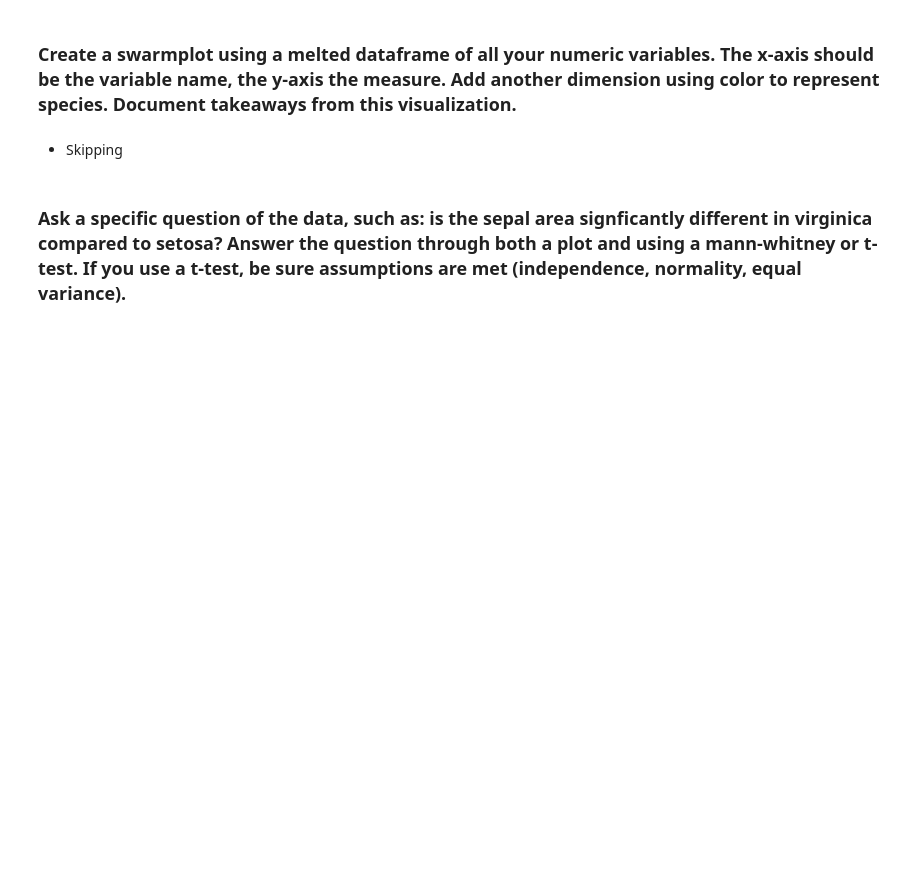
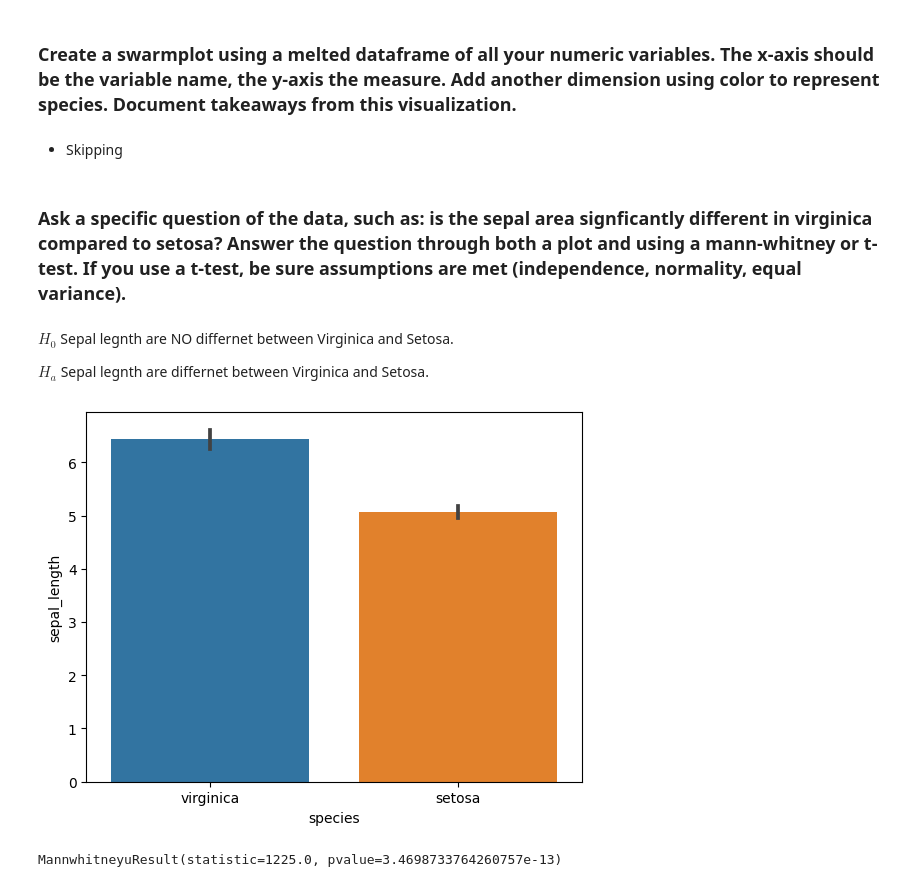
Before and after one commit to eelysee/classification_exercises, a Jupyter notebook: classification_exercises.ipynb, the cells around one changed output. Cells and saved outputs as stored; diff of their text form; code cells hidden in the pictures; blank space fills up the shorter version.

```diff
--- a/classification_exercises.ipynb
+++ b/classification_exercises.ipynb
@@ -721,3 +721,16 @@ plt.show()
 - Skipping
 # %% [markdown]
 ### Ask a specific question of the data, such as: is the sepal area signficantly different in virginica compared to setosa? Answer the question through both a plot and using a mann-whitney or t-test. If you use a t-test, be sure assumptions are met (independence, normality, equal variance).
+# %% [markdown]
+$H_0$ Sepal legnth are NO differnet between Virginica and Setosa.
+
+$H_a$ Sepal legnth are differnet between Virginica and Setosa.
+# %%
+sns.barplot(data = t_iris[t_iris.species != 'versicolor'], x = 'species', y = 'sepal_length')
+plt.show()
+# %% [output]
+[figure, added]
+# %%
+mannwhitneyu(t_iris.petal_width[t_iris.species == 'virginica'] , t_iris.petal_width[t_iris.species == 'setosa'])
+# %% [output]
+MannwhitneyuResult(statistic=1225.0, pvalue=3.4698733764260757e-13)
```
Also changed, not shown: parts of 12 cells of this notebook.
